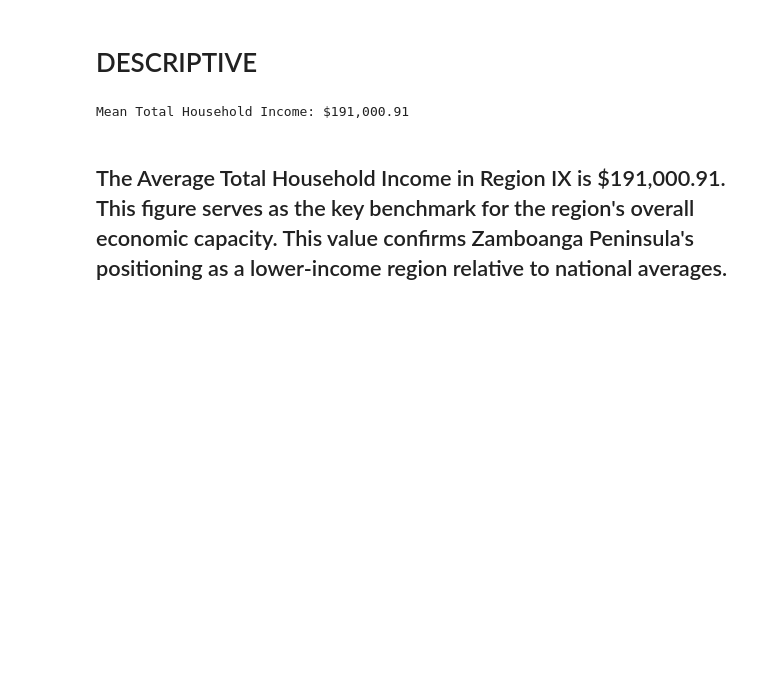
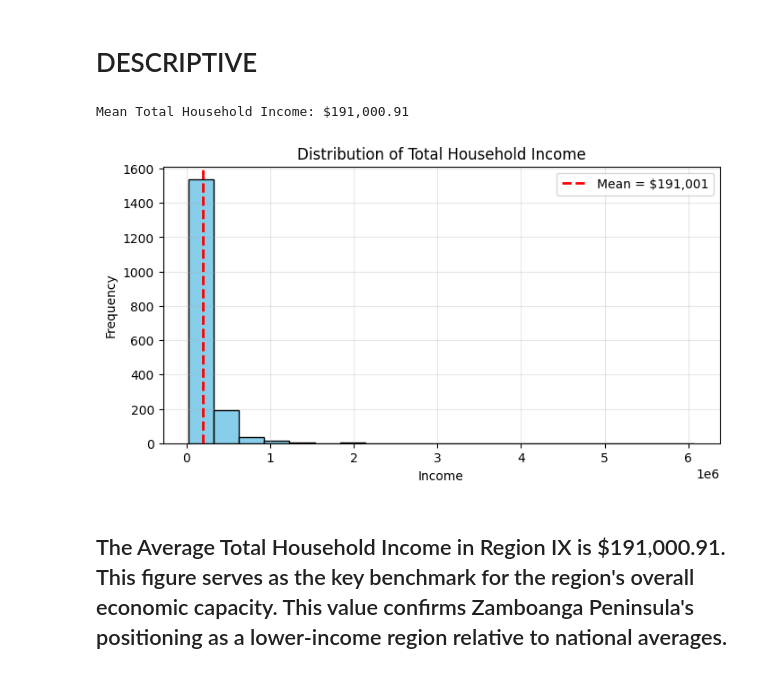
Before and after one commit to maica-palas/final_us, a Jupyter notebook: serna_palas.ipynb, the cells around one changed output. Drawn from its saved outputs; the diff is of its cells as text; code cells hidden in the pictures; blank space fills up the shorter version.

```diff
--- a/serna_palas.ipynb
+++ b/serna_palas.ipynb
@@ -38,8 +40,32 @@ df_model_ix = df_ix.dropna(subset=['Total Household Income', 'Total Number of Fa
 # %%
 mean_income_ix = df_ix['Total Household Income'].mean()
 print(f"Mean Total Household Income: ${mean_income_ix:,.2f}")
+
+plt.figure(figsize=(8, 4))
+plt.hist(
+    df_ix['Total Household Income'],
+    bins=20,
+    color='skyblue',
+    edgecolor='black'
+)
+
+plt.axvline(
+    mean_income_ix,
+    color='red',
+    linestyle='--',
+    linewidth=2,
+    label=f"Mean = ${mean_income_ix:,.0f}"
+)
+
+plt.title('Distribution of Total Household Income')
+plt.xlabel('Income')
+plt.ylabel('Frequency')
+plt.legend()
+plt.grid(alpha=0.3)
+plt.show()
 # %% [output]
 Mean Total Household Income: $191,000.91
+[figure, added]
 # %% [markdown]
 <h2>The Average Total Household Income in Region IX is $191,000.91. This figure serves as the key benchmark for the region's overall economic capacity. This value confirms Zamboanga Peninsula's positioning as a lower-income region relative to national averages.</h2>
 # %%
```
Also changed, not shown: parts of 9 cells of this notebook.
